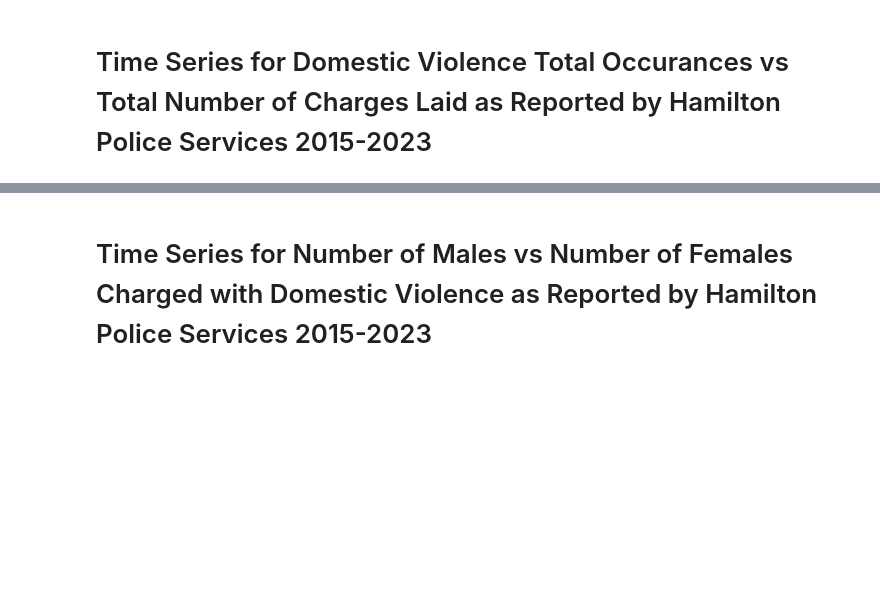
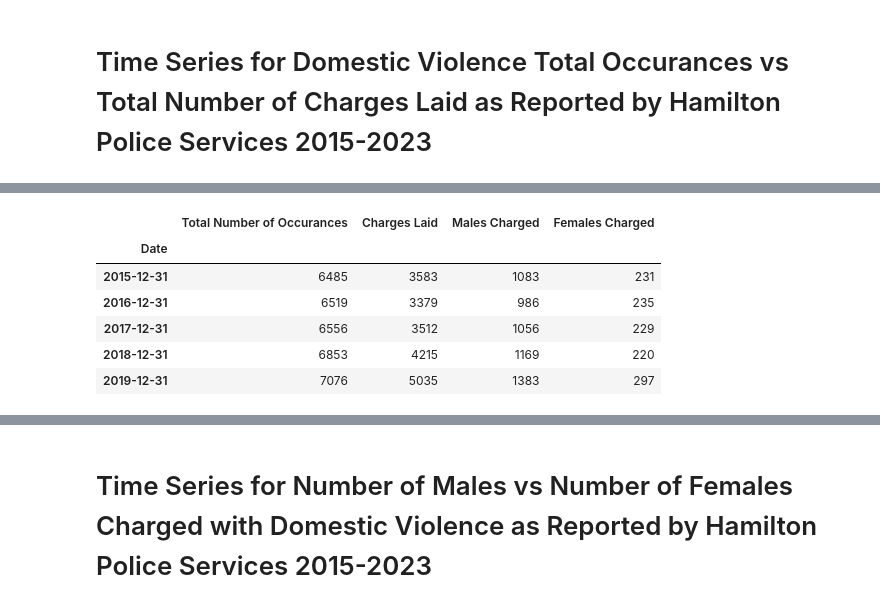
Before and after one commit to keyanap/YWCA-Gender-Based-Safety-Audit, a Jupyter notebook: DV_HPS_Time_Series.ipynb, the cells around one changed output, grey strips where cells are left out. Saved outputs shown, nothing was run; the diff lists cells and outputs as text; code cells hidden in the pictures; blank space fills up the shorter version.

```diff
--- a/DV_HPS_Time_Series.ipynb
+++ b/DV_HPS_Time_Series.ipynb
@@ -49 +62,15 @@ dv_occur_df.dtypes
+# %%
+# Set the index to the 'Date' Column
+dv_occur_df = dv_occur_df.set_index('Date')
+
+# Display the date
+dv_occur_df.head()
+# %% [output]
+|  | Total Number of Occurances | Charges Laid | Males Charged | Females Charged |
+| Date |  |  |  |  |
+| 2015-12-31 | 6485 | 3583 | 1083 | 231 |
+| 2016-12-31 | 6519 | 3379 | 986 | 235 |
+| 2017-12-31 | 6556 | 3512 | 1056 | 229 |
+| 2018-12-31 | 6853 | 4215 | 1169 | 220 |
+| 2019-12-31 | 7076 | 5035 | 1383 | 297 |
 # %%
```
Also changed, not shown: parts of 8 cells of this notebook, 1 other file.
